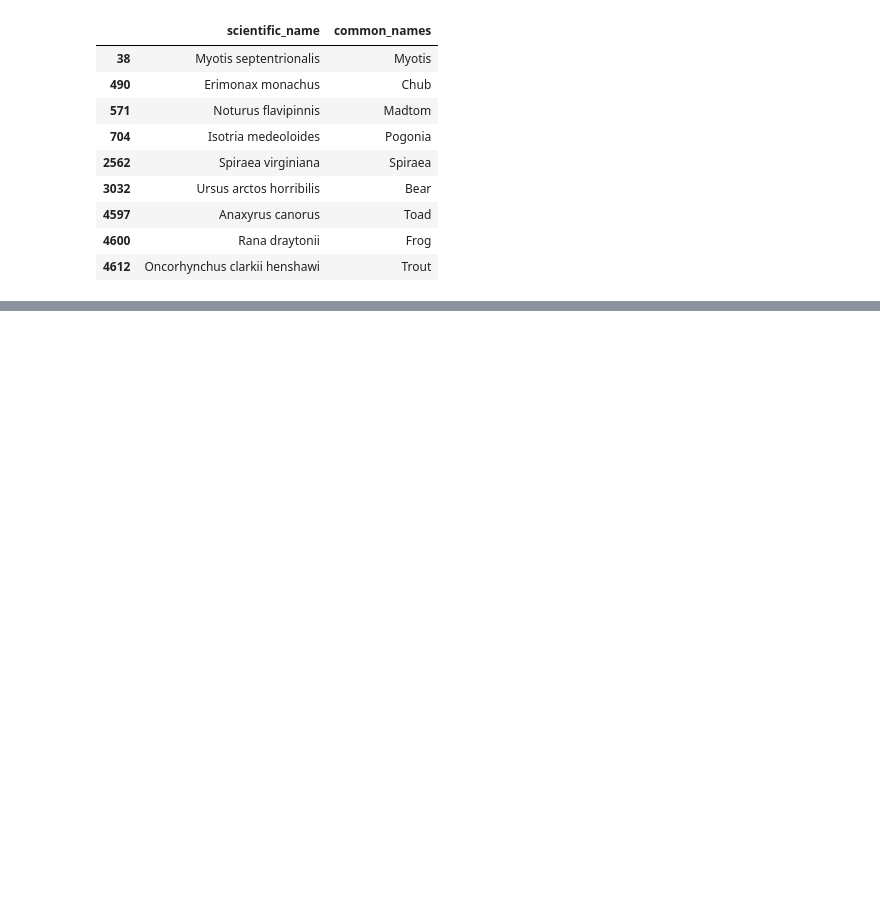
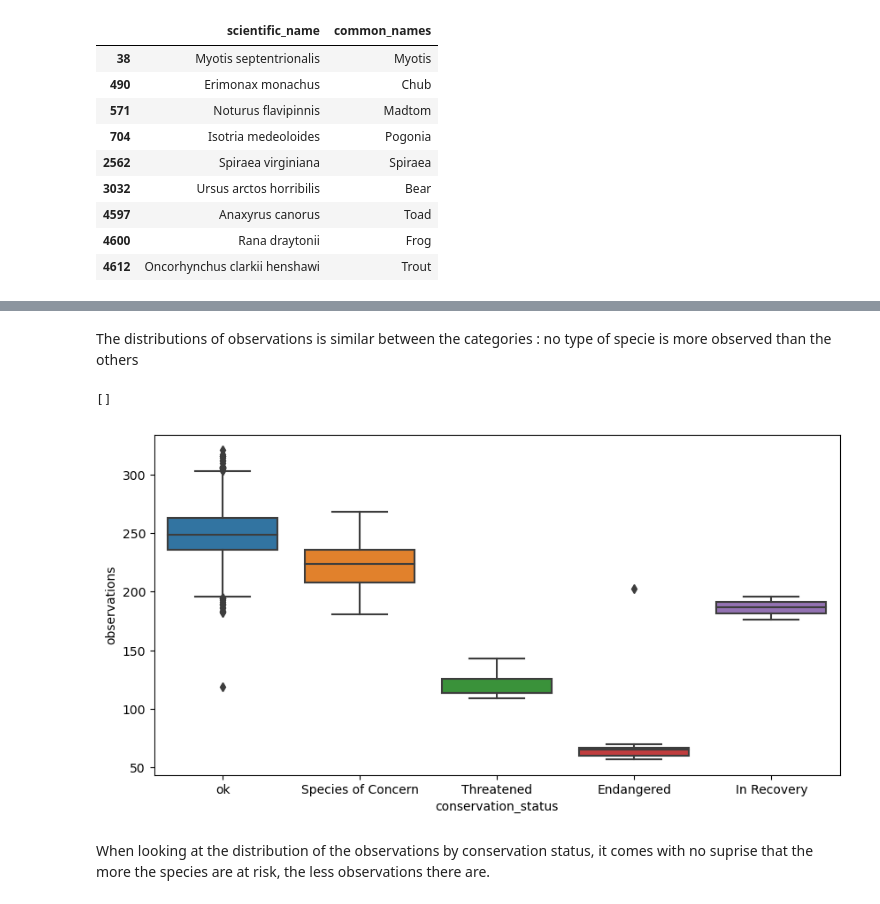
Before and after one commit to DanFassi/Biodiversity, a Jupyter notebook: Biodiversity2.ipynb, the cells around one changed output, grey strips where cells are left out. Saved outputs shown, nothing was run; the diff lists cells and outputs as text; code cells hidden in the pictures; blank space fills up the shorter version.

```diff
--- a/Biodiversity2.ipynb
+++ b/Biodiversity2.ipynb
@@ -442,0 +457,11 @@ However the amount of average observation is quitte different between parks. Thi
+# %% [markdown]
+The distributions of observations is similar between the categories : no type of specie is more observed than the others
+# %%
+plt.figure(figsize = (10,5))
+sns.boxplot(x =  "conservation_status", y ="observations", data = df[df["park_name"] == "Yellowstone"], order = conv_status_order)
+plt.plot()
+# %% [output]
+[]
+[figure, added]
+# %% [markdown]
+When looking at the distribution of the observations by conservation status, it comes with no suprise that the more the species are at risk, the less observations there are.
```
Also changed, not shown: parts of 19 cells of this notebook.
